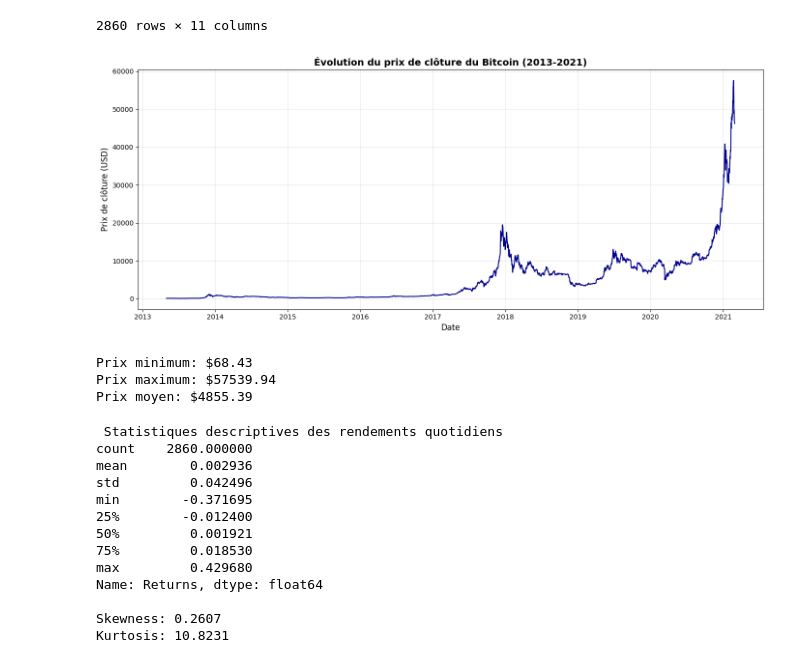
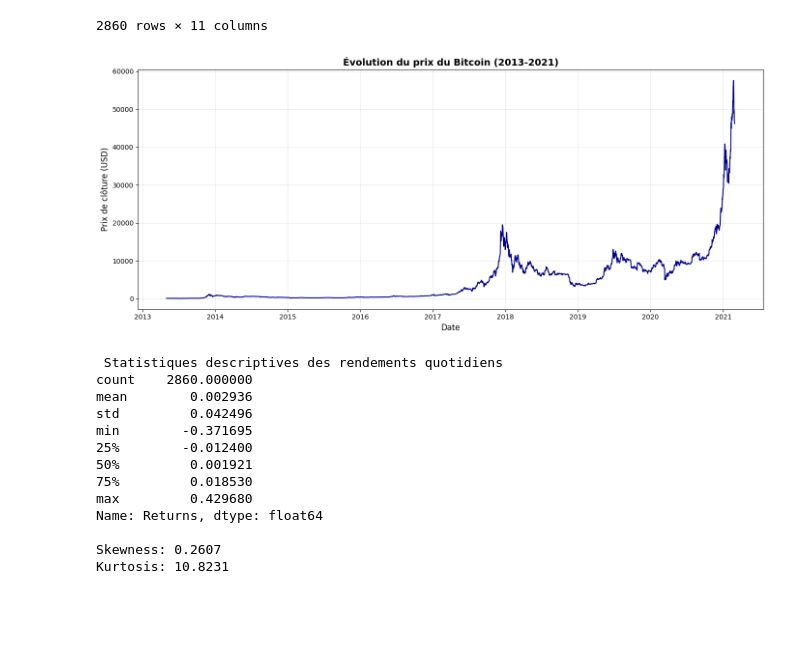
Before and after one commit to Lilas-Bertot/EXAMEN-FINAL, a Jupyter notebook: Q1.ipynb, the cells around one changed output. Cells and saved outputs as stored; diff of their text form; code cells hidden in the pictures; blank space fills up the shorter version.

```diff
--- a/Q1.ipynb
+++ b/Q1.ipynb
@@ -73,22 +76,15 @@ df_bitcoin
 # %%
 # Graphique de l'évolution du prix du Bitcoin
 plt.figure(figsize=(14, 6))
 plt.plot(df_bitcoin['Date'], df_bitcoin['Close'], linewidth=1.5, color='darkblue')
-plt.title('Évolution du prix de clôture du Bitcoin (2013-2021)', fontsize=14, fontweight='bold')
+plt.title('Évolution du prix du Bitcoin (2013-2021)', fontsize=14, fontweight='bold')
 plt.xlabel('Date', fontsize=12)
 plt.ylabel('Prix de clôture (USD)', fontsize=12)
 plt.grid(True, alpha=0.3)
 plt.tight_layout()
 plt.show()
-
-print(f"Prix minimum: ${df_bitcoin['Close'].min():.2f}")
-print(f"Prix maximum: ${df_bitcoin['Close'].max():.2f}")
-print(f"Prix moyen: ${df_bitcoin['Close'].mean():.2f}")
 # %% [output]
-[figure, old version]
+[figure, new version]
-Prix minimum: $68.43
-Prix maximum: $57539.94
-Prix moyen: $4855.39
 # %%
 # Statistiques descriptives des rendements
 print(" Statistiques descriptives des rendements quotidiens")
```
Also changed, not shown: parts of 13 cells of this notebook.
